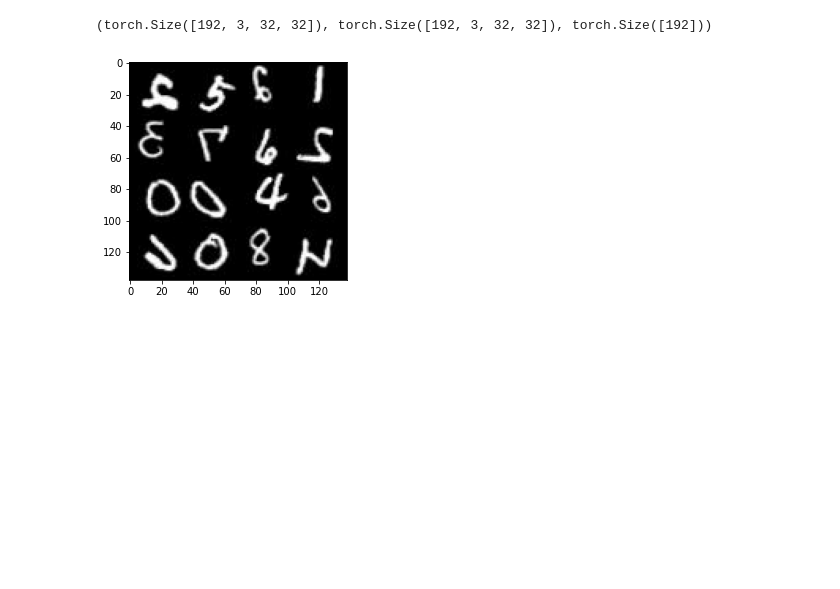
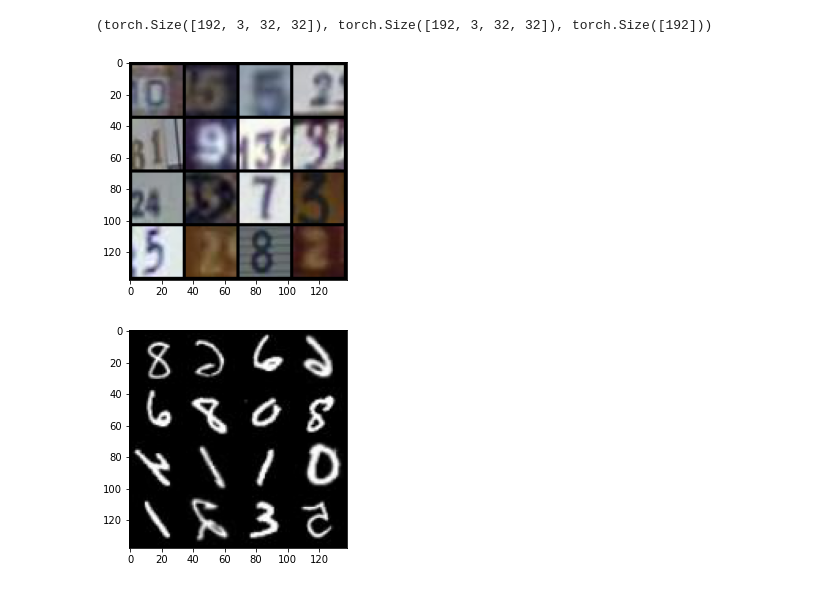
Before and after one commit to yizhe-ang/AdaMatch-PyTorch, a Jupyter notebook: notebooks/test.ipynb, the cells around one changed output. Cells and saved outputs as stored; diff of their text form; code cells hidden in the pictures; blank space fills up the shorter version.

```diff
--- a/notebooks/test.ipynb
+++ b/notebooks/test.ipynb
@@ -136,6 +139,7 @@ trainer.test_loader
 # %%
 batch_x = next(iter(trainer.train_loader_x))
 batch_u = next(iter(trainer.train_loader_u))
+batch_test = next(iter(trainer.test_loader))
 # %%
 batch_x.keys()
 # %% [output]
@@ -147,6 +151,7 @@ dict_keys(['label', 'domain', 'impath', 'img', 'img2', 'img0'])
 # %%
 input_x, input_x2, label_x, input_u, input_u2, label_u = \
     trainer.parse_batch_train(batch_x, batch_u)
+input_test, label_test = trainer.parse_batch_test(batch_test)
 # %%
 input_x.shape, input_x2.shape, label_x.shape
 # %% [output]
@@ -158,5 +166,9 @@ input_u.shape, input_u2.shape, label_u.shape
+# %%
+grid = viz_tensors(input_test, mean=mean, std=std)
+# %% [output]
+[figure, added]
 # %%
-grid = viz_tensors(input_x, normalize=True)
+grid = viz_tensors(input_x, mean=mean, std=std)
 # %% [output]
-[figure, old version]
+[figure, new version]
 # %%
```
Also changed, not shown: parts of 16 cells of this notebook, 10 other files.
